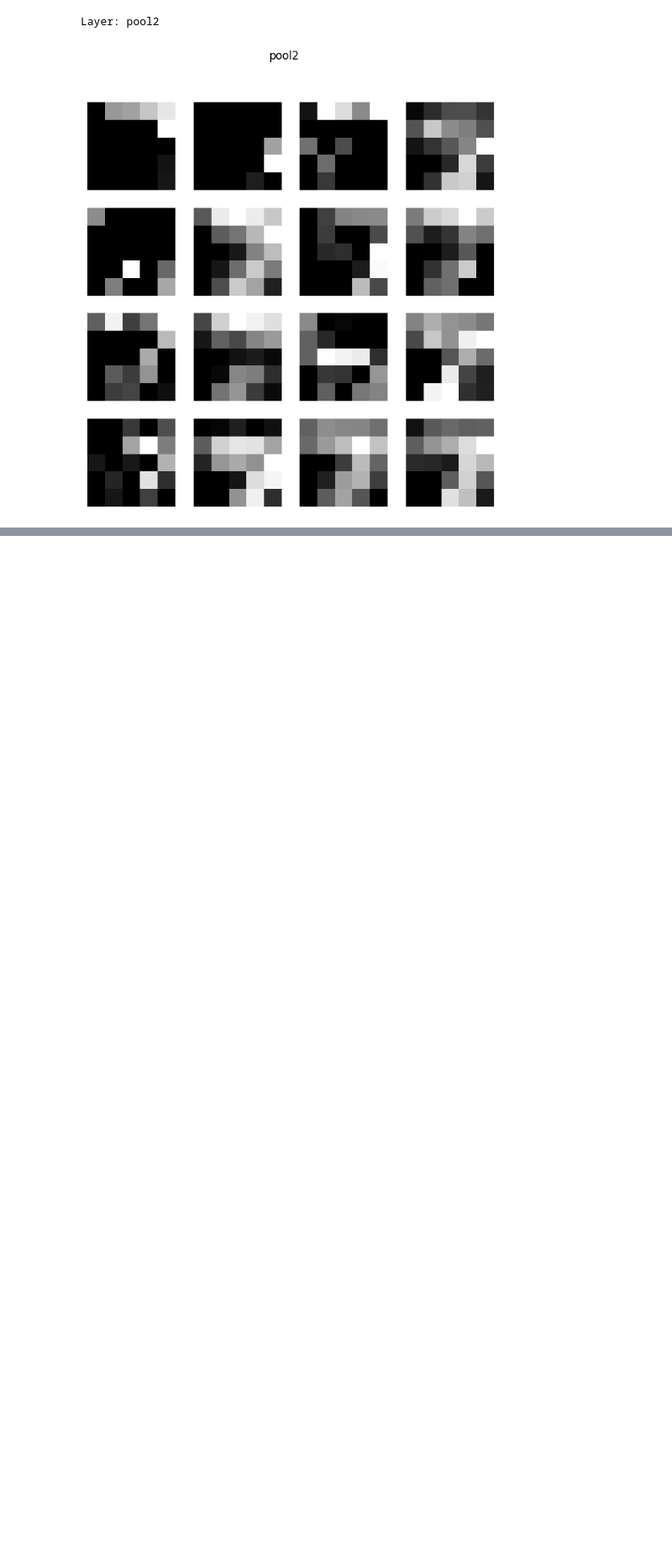
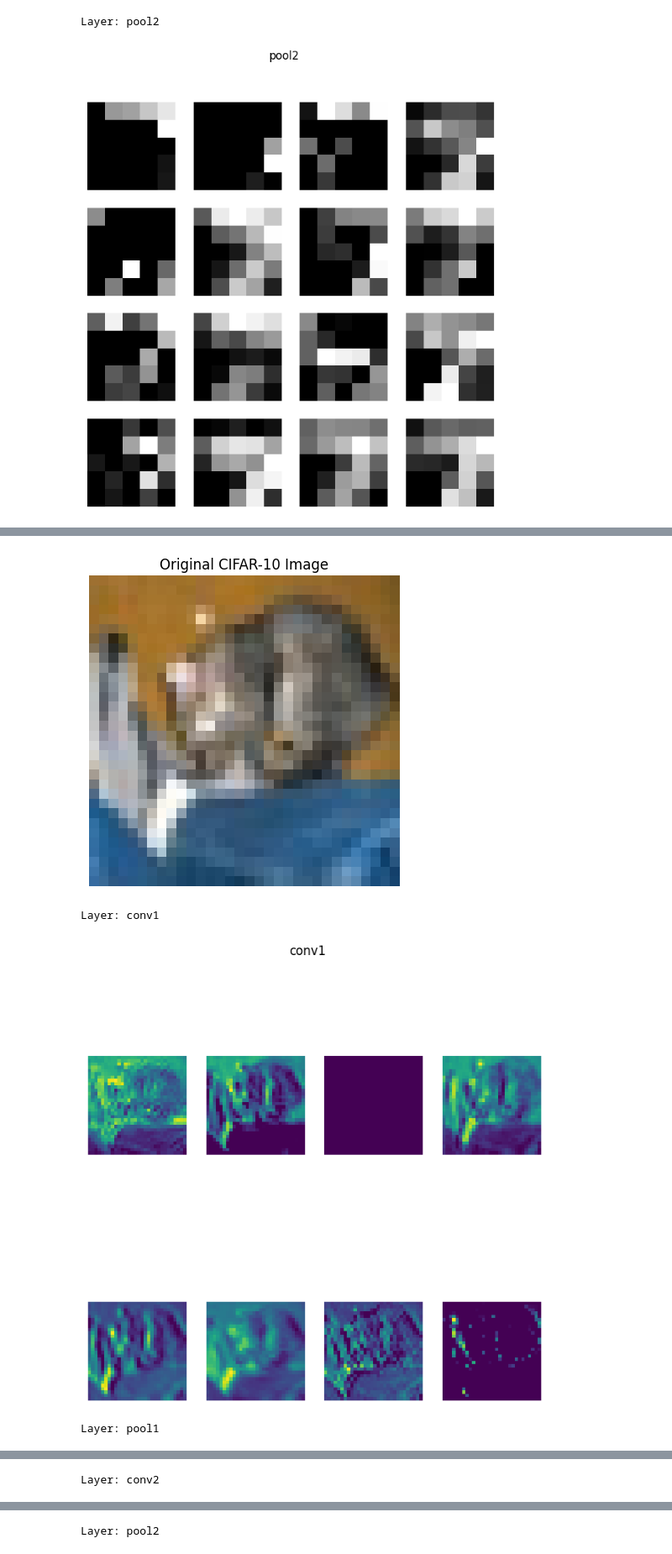
Before and after one commit to bhavanaramakrishna6/dl-practice, a Jupyter notebook: DL_Lab.ipynb, the cells around one changed output, grey strips where cells are left out. Shown at 84% size. Cells and saved outputs as stored; diff of their text form; code cells hidden in the pictures; blank space fills up the shorter version.

```diff
--- a/DL_Lab.ipynb
+++ b/DL_Lab.ipynb
@@ -4651,3 +4651,67 @@ Layer: conv2
 [figure]
 Layer: pool2
 [figure]
+# %%
+import numpy as np
+import matplotlib.pyplot as plt
+from tensorflow.keras.datasets import cifar10
+from tensorflow.keras.models import Model
+from tensorflow.keras.layers import Conv2D, MaxPooling2D, Input
+
+# Step 1: Load CIFAR-10 dataset
+(x_train, y_train), (x_test, y_test) = cifar10.load_data()
+
+# Normalize data
+x_train = x_train / 255.0
+x_test = x_test / 255.0
+
+# Step 2: Build CNN model
+input_img = Input(shape=(32, 32, 3))
+
+# Convolution + Pooling layers
+conv1 = Conv2D(8, (3,3), activation='relu', name='conv1')(input_img)
+pool1 = MaxPooling2D((2,2), name='pool1')(conv1)
+
+conv2 = Conv2D(16, (3,3), activation='relu', name='conv2')(pool1)
+pool2 = MaxPooling2D((2,2), name='pool2')(conv2)
+
+model = Model(inputs=input_img, outputs=pool2)
+
+# Step 3: Create activation model
+layer_outputs = [conv1, pool1, conv2, pool2]
+activation_model = Model(inputs=model.input, outputs=layer_outputs)
+
+# Step 4: Pick one test image
+img = x_test[0].reshape(1, 32, 32, 3)
+
+# Step 5: Get feature maps
+activations = activation_model.predict(img)
+
+# Step 6: Show original image
+plt.imshow(x_test[0])
+plt.title("Original CIFAR-10 Image")
+plt.axis('off')
+plt.show()
+
+# Step 7: Visualize feature maps
+layer_names = ['conv1', 'pool1', 'conv2', 'pool2']
+
+for layer_name, layer_activation in zip(layer_names, activations):
+    print(f"\nLayer: {layer_name}")
+
+    n_features = layer_activation.shape[-1]
+    size = layer_activation.shape[1]
+
+    cols = 4
+    rows = n_features // cols
+
+    plt.figure(figsize=(8, 8))
+
+    for i in range(rows * cols):
+        plt.subplot(rows, cols, i+1)
+        plt.imshow(layer_activation[0, :, :, i], cmap='viridis')
+        plt.axis('off')
+
+    plt.suptitle(layer_name)
+    plt.show()
+# %% [output]
@@ -4653,0 +4721,4 @@ Layer: pool2
+[figure, added]
+Layer: conv1
+[figure, added]
+Layer: pool1
@@ -4653,0 +4726 @@ Layer: pool2
+Layer: conv2
@@ -4653,0 +4728 @@ Layer: pool2
+Layer: pool2
```
Also changed, not shown: parts of 1 cell of this notebook.
